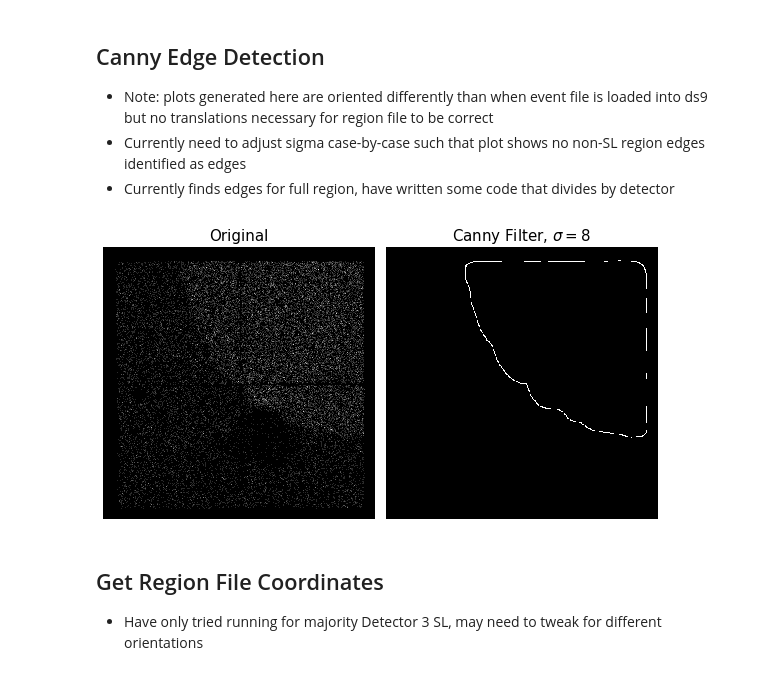
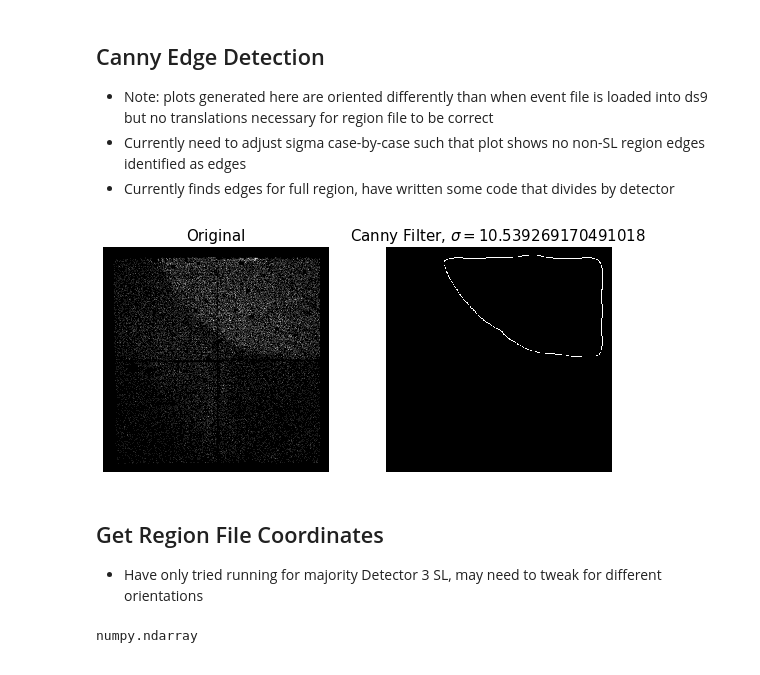
Before and after one commit to ellen-thompson/region-generation, a Jupyter notebook: region_files_using_canny.ipynb, the cells around one changed output. Cells and saved outputs as stored; diff of their text form; code cells hidden in the pictures.

```diff
--- a/region_files_using_canny.ipynb
+++ b/region_files_using_canny.ipynb
@@ -17,16 +25,16 @@ from skimage import feature
 # %%
 #plug in name of event file
-name_of_event_file = "extracted_point_source.evt"
+name_of_event_file = "nu40111002002A01_cl.evt"
 
 #define energy cut variables
 energy_cut_channel_min = 36
-energy_cut_channel_max = 1935
+energy_cut_channel_max = 209
 
 #region file parameters (style options set to DS9 default, in image coords)
 parameters_string = "#Region file format: DS9 version 4.1\nglobal color=green dashlist=8 3 width=1 font= 'helvetica 10 normal roman' select=1 highlite=1 dash=0 fixed=0 edit=1 move=1 delete=1 include=1 source=1\nimage\npolygon"
 
 #region file title, output location is same as input
-region_file_title = "60061213002A01_polygon_reg"
+region_file_title = "new_region.reg"
 # %%
 #open data
 hdul = fits.open(name_of_event_file)
@@ -71,24 +81,24 @@ im = np.column_stack(counts_binned)
 sigma = 10*np.std(cut_counts)
 # %%
 #compute the Canny filter, adjust sigma as necessary
-edges = feature.canny(im, sigma=8)
+edges = feature.canny(im, sigma=sigma)
 #display results
 fig, (ax1, ax2) = plt.subplots(nrows=1, ncols=2, figsize=(8, 5), sharex=True, sharey=True)
 
 ax1.imshow(im, cmap=plt.cm.gray)
 ax1.axis('off')
 ax1.set_title('Original', fontsize=15)
 
 ax2.imshow(edges, cmap=plt.cm.gray)
 ax2.axis('off')
-#ax2.set_title(r'Canny Filter, $\sigma='+str(sigma)+'$', fontsize=15)
-ax2.set_title(r'Canny Filter, $\sigma=8$', fontsize=15)
+ax2.set_title(r'Canny Filter, $\sigma='+str(sigma)+'$', fontsize=15)
+#ax2.set_title(r'Canny Filter, $\sigma=8$', fontsize=15)
 
 fig.tight_layout()
 
 plt.show()
 # %% [output]
-[figure, old version]
+[figure, new version]
 # %% [markdown]
 ## Get Region File Coordinates
 - Have only tried running for majority Detector 3 SL, may need to tweak for different orientations
@@ -94,0 +108,4 @@ plt.show()
+# %%
+type(edges)
+# %% [output]
+numpy.ndarray
```
Also changed, not shown: parts of 31 cells of this notebook, 3 other files.
